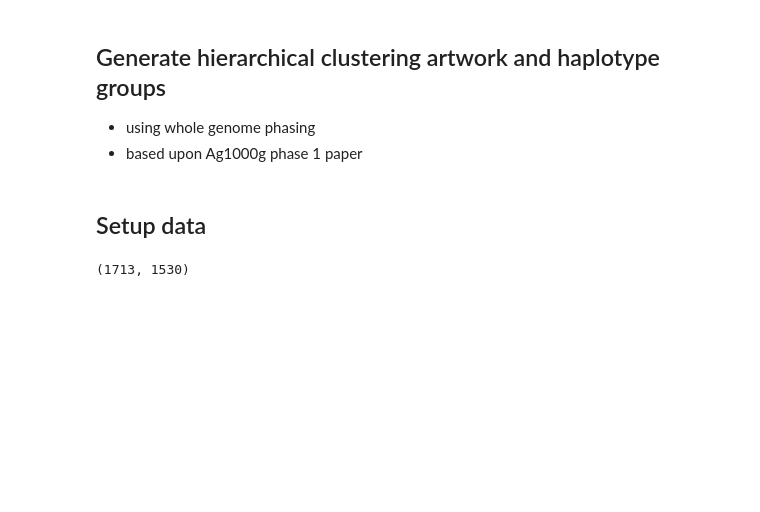
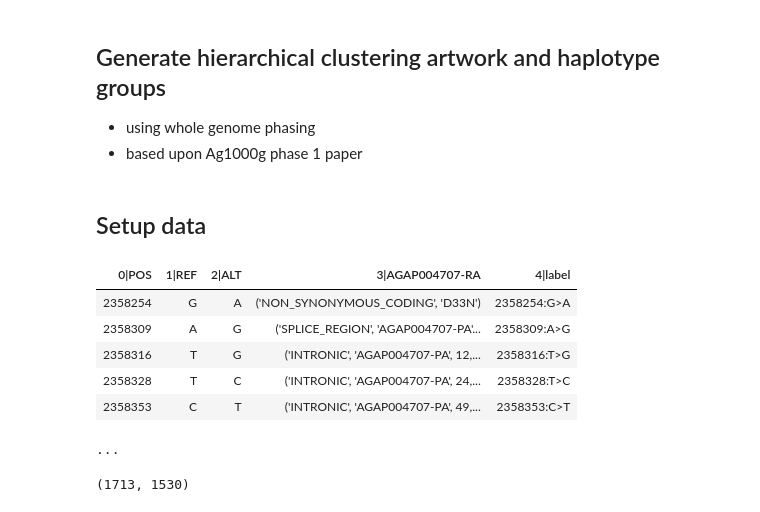
Before and after one commit to malariagen/ag1000g-phase2-vgsc-report, a Jupyter notebook: notebooks/artwork_Phase_2_vgsc_hierarchical_clustering.ipynb, the cells around one changed output. Cells and saved outputs as stored; diff of their text form; code cells hidden in the pictures; blank space fills up the shorter version.

Commit message:
adding missing data table;

```diff
--- a/notebooks/artwork_Phase_2_vgsc_hierarchical_clustering.ipynb
+++ b/notebooks/artwork_Phase_2_vgsc_hierarchical_clustering.ipynb
@@ -18,0 +35,23 @@ region_vgsc = '2L', 2358158, 2431617
+# %%
+#setup missense
+tbl_variants_selected = etl.frompickle('../data/tbl_variants_phase2_noSNPEFF.pkl')
+
+tbl_selected_redux = (
+    tbl_variants_selected
+    .cut('POS', 'REF', 'ALT', 'AGAP004707-RA')
+    .mergeduplicates(key=('POS'))
+    .convert('ALT', lambda v: ','.join(v) if len(v) > 1 else v)
+    #.addfield('label',  lambda rec: '%s:%s>%s %s' % (rec.POS, rec.REF, rec.ALT.ljust(3), rec['AGAP004707-RA'].rjust(6)))
+    .addfield('label',  lambda rec: '%s:%s>%s' % (rec.POS, rec.REF, rec.ALT.ljust(3)))
+    .sort('POS')
+)
+# %%
+tbl_selected_redux
+# %% [output]
+| 0|POS | 1|REF | 2|ALT | 3|AGAP004707-RA | 4|label |
+| 2358254 | G | A | ('NON_SYNONYMOUS_CODING', 'D33N') | 2358254:G>A |
+| 2358309 | A | G | ('SPLICE_REGION', 'AGAP004707-PA'... | 2358309:A>G |
+| 2358316 | T | G | ('INTRONIC', 'AGAP004707-PA', 12,... | 2358316:T>G |
+| 2358328 | T | C | ('INTRONIC', 'AGAP004707-PA', 24,... | 2358328:T>C |
+| 2358353 | C | T | ('INTRONIC', 'AGAP004707-PA', 49,... | 2358353:C>T |
+...
```
Also changed, not shown: parts of 8 cells of this notebook, 1 other file.
